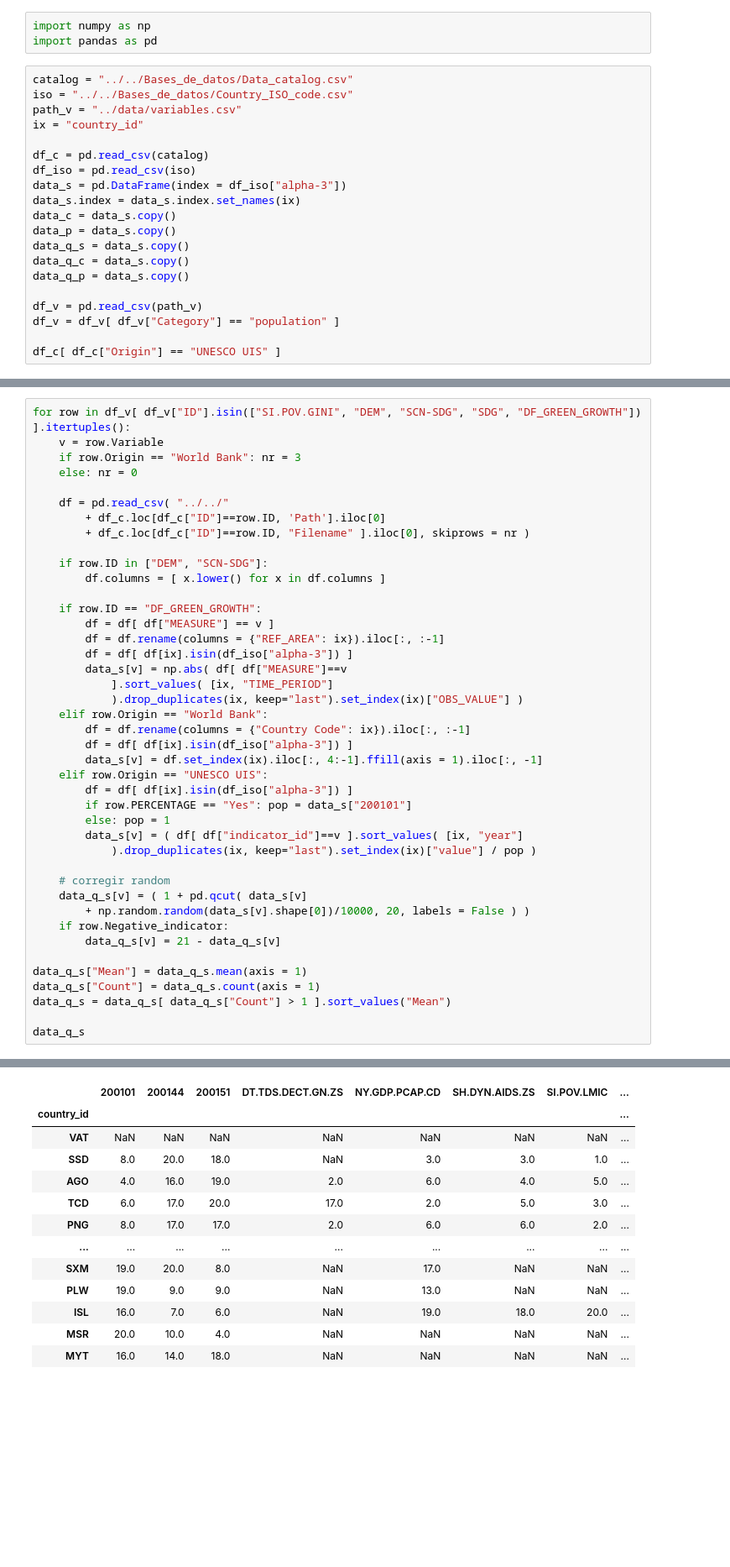
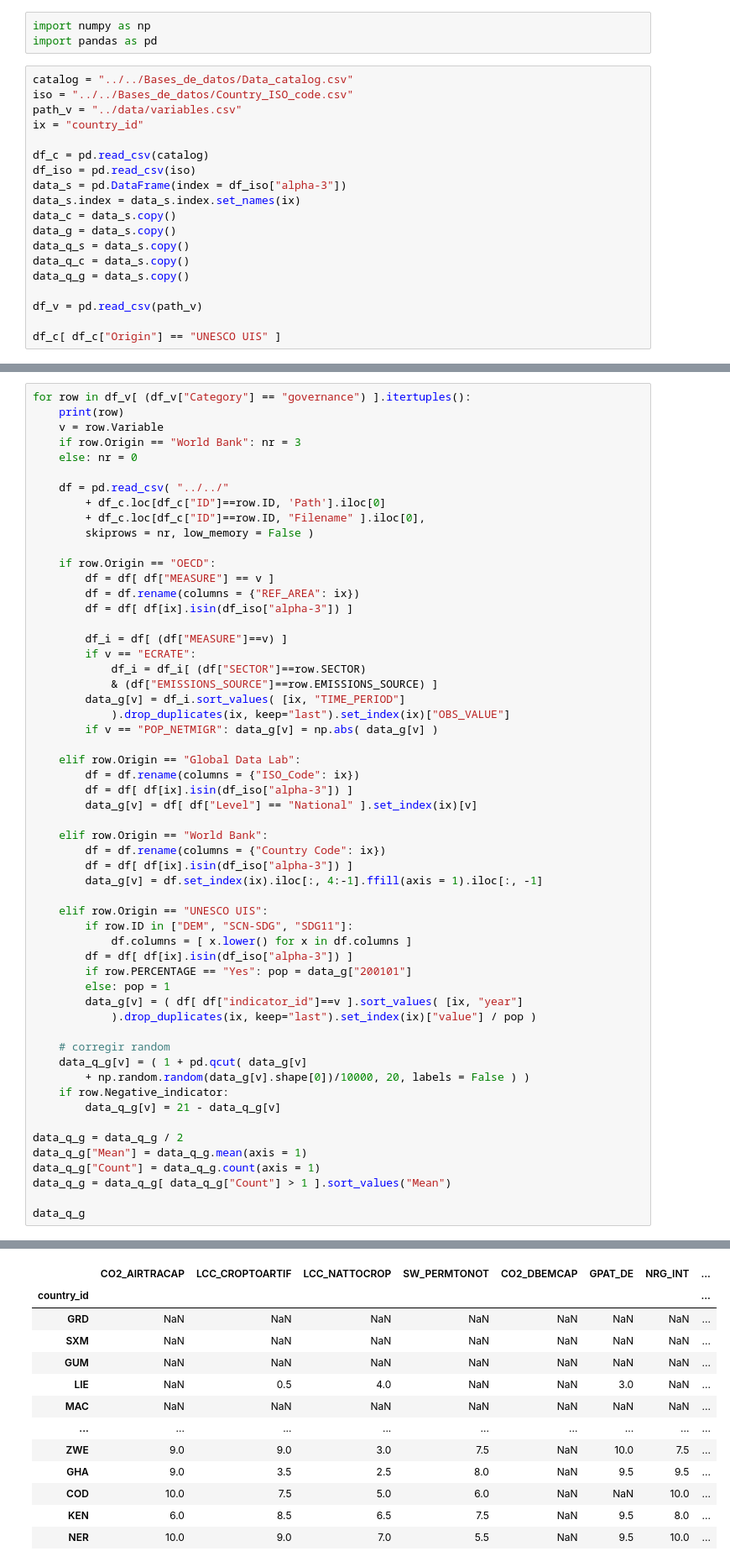
Before and after one commit to rodrigoms95/UNESCO_climate, a Jupyter notebook: code/quantile.ipynb, the cells around one changed output, grey strips where cells are left out. Shown at 84% size. Drawn from its saved outputs; the diff is of its cells as text; blank space fills up the shorter version.

Commit message:
governance

```diff
--- a/code/quantile.ipynb
+++ b/code/quantile.ipynb
@@ -12,13 +12,12 @@ df_iso = pd.read_csv(iso)
 data_s = pd.DataFrame(index = df_iso["alpha-3"])
 data_s.index = data_s.index.set_names(ix)
 data_c = data_s.copy()
-data_p = data_s.copy()
+data_g = data_s.copy()
 data_q_s = data_s.copy()
 data_q_c = data_s.copy()
-data_q_p = data_s.copy()
+data_q_g = data_s.copy()
 
 df_v = pd.read_csv(path_v)
-df_v = df_v[ df_v["Category"] == "population" ]
 
 df_c[ df_c["Origin"] == "UNESCO UIS" ]
 # %% [output]
@@ -77,43 +160,57 @@ data_q_s
 # %%
-for row in df_v[ df_v["ID"].isin(["SI.POV.GINI", "DEM", "SCN-SDG", "SDG", "DF_GREEN_GROWTH"]) ].itertuples():
+for row in df_v[ (df_v["Category"] == "governance") ].itertuples():
+    print(row)
     v = row.Variable
     if row.Origin == "World Bank": nr = 3
     else: nr = 0
 
     df = pd.read_csv( "../../"
         + df_c.loc[df_c["ID"]==row.ID, 'Path'].iloc[0]
-        + df_c.loc[df_c["ID"]==row.ID, "Filename" ].iloc[0], skiprows = nr )
+        + df_c.loc[df_c["ID"]==row.ID, "Filename" ].iloc[0],
+        skiprows = nr, low_memory = False )
 
-    if row.ID in ["DEM", "SCN-SDG"]:
-        df.columns = [ x.lower() for x in df.columns ]
+    if row.Origin == "OECD":
+        df = df[ df["MEASURE"] == v ]
+        df = df.rename(columns = {"REF_AREA": ix})
+        df = df[ df[ix].isin(df_iso["alpha-3"]) ]
 
-    if row.ID == "DF_GREEN_GROWTH":
-        df = df[ df["MEASURE"] == v ]
-        df = df.rename(columns = {"REF_AREA": ix}).iloc[:, :-1]
+        df_i = df[ (df["MEASURE"]==v) ]
+        if v == "ECRATE":
+            df_i = df_i[ (df["SECTOR"]==row.SECTOR)
+            & (df["EMISSIONS_SOURCE"]==row.EMISSIONS_SOURCE) ]
+        data_g[v] = df_i.sort_values( [ix, "TIME_PERIOD"]
+            ).drop_duplicates(ix, keep="last").set_index(ix)["OBS_VALUE"]
+        if v == "POP_NETMIGR": data_g[v] = np.abs( data_g[v] )
+
+    elif row.Origin == "Global Data Lab":
+        df = df.rename(columns = {"ISO_Code": ix})
         df = df[ df[ix].isin(df_iso["alpha-3"]) ]
-        data_s[v] = np.abs( df[ df["MEASURE"]==v
-            ].sort_values( [ix, "TIME_PERIOD"]
-            ).drop_duplicates(ix, keep="last").set_index(ix)["OBS_VALUE"] )
+        data_g[v] = df[ df["Level"] == "National" ].set_index(ix)[v]
+
     elif row.Origin == "World Bank":
-        df = df.rename(columns = {"Country Code": ix}).iloc[:, :-1]
+        df = df.rename(columns = {"Country Code": ix})
         df = df[ df[ix].isin(df_iso["alpha-3"]) ]
-        data_s[v] = df.set_index(ix).iloc[:, 4:-1].ffill(axis = 1).iloc[:, -1]
+        data_g[v] = df.set_index(ix).iloc[:, 4:-1].ffill(axis = 1).iloc[:, -1]
+
     elif row.Origin == "UNESCO UIS":
+        if row.ID in ["DEM", "SCN-SDG", "SDG11"]:
+            df.columns = [ x.lower() for x in df.columns ]
         df = df[ df[ix].isin(df_iso["alpha-3"]) ]
-        if row.PERCENTAGE == "Yes": pop = data_s["200101"]
+        if row.PERCENTAGE == "Yes": pop = data_g["200101"]
         else: pop = 1
-        data_s[v] = ( df[ df["indicator_id"]==v ].sort_values( [ix, "year"]
+        data_g[v] = ( df[ df["indicator_id"]==v ].sort_values( [ix, "year"]
             ).drop_duplicates(ix, keep="last").set_index(ix)["value"] / pop )
 
     # corregir random
-    data_q_s[v] = ( 1 + pd.qcut( data_s[v]
-        + np.random.random(data_s[v].shape[0])/10000, 20, labels = False ) )
+    data_q_g[v] = ( 1 + pd.qcut( data_g[v]
+        + np.random.random(data_g[v].shape[0])/10000, 20, labels = False ) )
     if row.Negative_indicator:
-        data_q_s[v] = 21 - data_q_s[v]
+        data_q_g[v] = 21 - data_q_g[v]
 
-data_q_s["Mean"] = data_q_s.mean(axis = 1)
-data_q_s["Count"] = data_q_s.count(axis = 1)
-data_q_s = data_q_s[ data_q_s["Count"] > 1 ].sort_values("Mean")
+data_q_g = data_q_g / 2
+data_q_g["Mean"] = data_q_g.mean(axis = 1)
+data_q_g["Count"] = data_q_g.count(axis = 1)
+data_q_g = data_q_g[ data_q_g["Count"] > 1 ].sort_values("Mean")
 
-data_q_s
+data_q_g
 # %% [output]
@@ -120,13 +234,13 @@ data_q_s
-|  | 200101 | 200144 | 200151 | DT.TDS.DECT.GN.ZS | NY.GDP.PCAP.CD | SH.DYN.AIDS.ZS | SI.POV.LMIC | ... |
+|  | CO2_AIRTRACAP | LCC_CROPTOARTIF | LCC_NATTOCROP | SW_PERMTONOT | CO2_DBEMCAP | GPAT_DE | NRG_INT | ... |
 | country_id |  |  |  |  |  |  |  | ... |
-| VAT | NaN | NaN | NaN | NaN | NaN | NaN | NaN | ... |
-| SSD | 8.0 | 20.0 | 18.0 | NaN | 3.0 | 3.0 | 1.0 | ... |
-| AGO | 4.0 | 16.0 | 19.0 | 2.0 | 6.0 | 4.0 | 5.0 | ... |
-| TCD | 6.0 | 17.0 | 20.0 | 17.0 | 2.0 | 5.0 | 3.0 | ... |
-| PNG | 8.0 | 17.0 | 17.0 | 2.0 | 6.0 | 6.0 | 2.0 | ... |
+| GRD | NaN | NaN | NaN | NaN | NaN | NaN | NaN | ... |
+| SXM | NaN | NaN | NaN | NaN | NaN | NaN | NaN | ... |
+| GUM | NaN | NaN | NaN | NaN | NaN | NaN | NaN | ... |
+| LIE | NaN | 0.5 | 4.0 | NaN | NaN | 3.0 | NaN | ... |
+| MAC | NaN | NaN | NaN | NaN | NaN | NaN | NaN | ... |
 | ... | ... | ... | ... | ... | ... | ... | ... | ... |
-| SXM | 19.0 | 20.0 | 8.0 | NaN | 17.0 | NaN | NaN | ... |
-| PLW | 19.0 | 9.0 | 9.0 | NaN | 13.0 | NaN | NaN | ... |
-| ISL | 16.0 | 7.0 | 6.0 | NaN | 19.0 | 18.0 | 20.0 | ... |
-| MSR | 20.0 | 10.0 | 4.0 | NaN | NaN | NaN | NaN | ... |
-| MYT | 16.0 | 14.0 | 18.0 | NaN | NaN | NaN | NaN | ... |
+| ZWE | 9.0 | 9.0 | 3.0 | 7.5 | NaN | 10.0 | 7.5 | ... |
+| GHA | 9.0 | 3.5 | 2.5 | 8.0 | NaN | 9.5 | 9.5 | ... |
+| COD | 10.0 | 7.5 | 5.0 | 6.0 | NaN | NaN | 10.0 | ... |
+| KEN | 6.0 | 8.5 | 6.5 | 7.5 | NaN | 9.5 | 8.0 | ... |
+| NER | 10.0 | 9.0 | 7.0 | 5.5 | NaN | 9.5 | 10.0 | ... |
```
Also changed, not shown: parts of 13 cells of this notebook, 1 other file.
